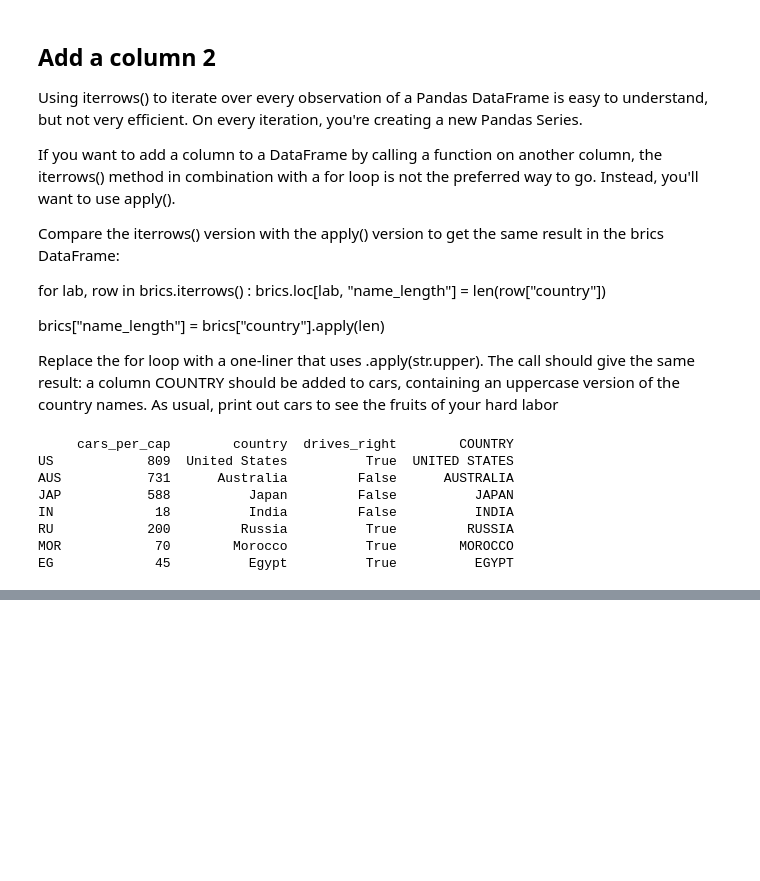
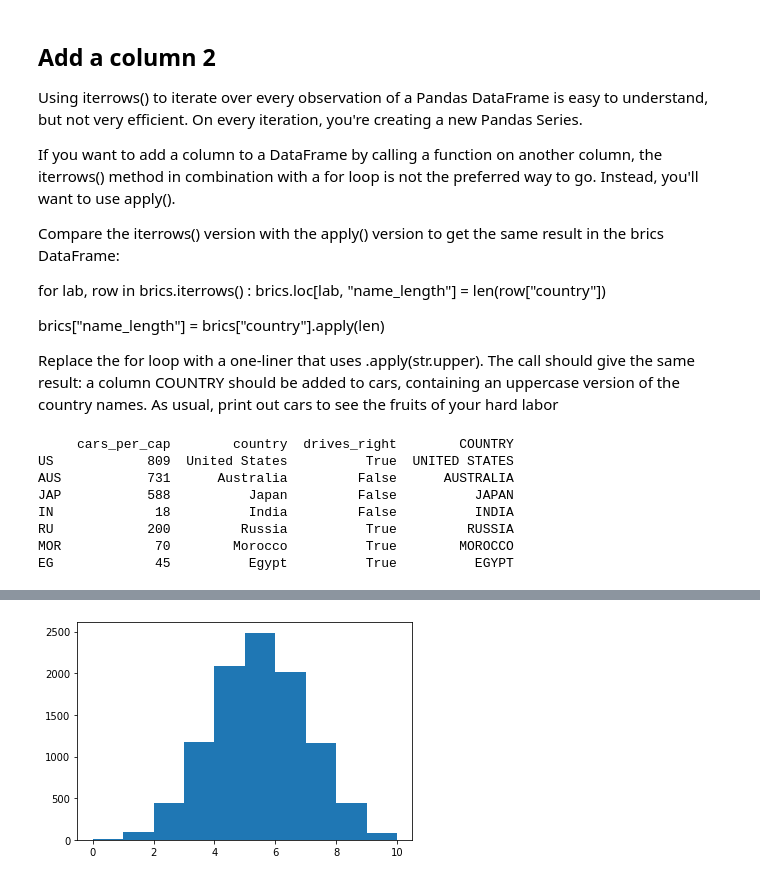
Before and after one commit to Code-Pizza/PythonDataScienceDataCamp, a Jupyter notebook: Intermediate Python/Intermediate Python Programming.ipynb, the cells around one changed output, grey strips where cells are left out. Drawn from its saved outputs; the diff is of its cells as text; code cells hidden in the pictures; blank space fills up the shorter version.

```diff
--- a/Intermediate Python/Intermediate Python Programming.ipynb
+++ b/Intermediate Python/Intermediate Python Programming.ipynb
@@ -2498,0 +2767,15 @@ EG             45          Egypt          True          EGYPT
+# %%
+import numpy as np
+import matplotlib.pyplot as plt
+np.random.seed(123)
+final_tails = []
+for x in range(10000) :
+    tails = [0]
+    for x in range(10) :
+        coin = np.random.randint(0,2)
+        tails.append(tails[x] + coin)
+    final_tails.append(tails[-1])
+plt.hist(final_tails, 10)
+plt.show()
+# %% [output]
+[figure, added]
```
Also changed, not shown: parts of 27 cells of this notebook, 2 other files.
